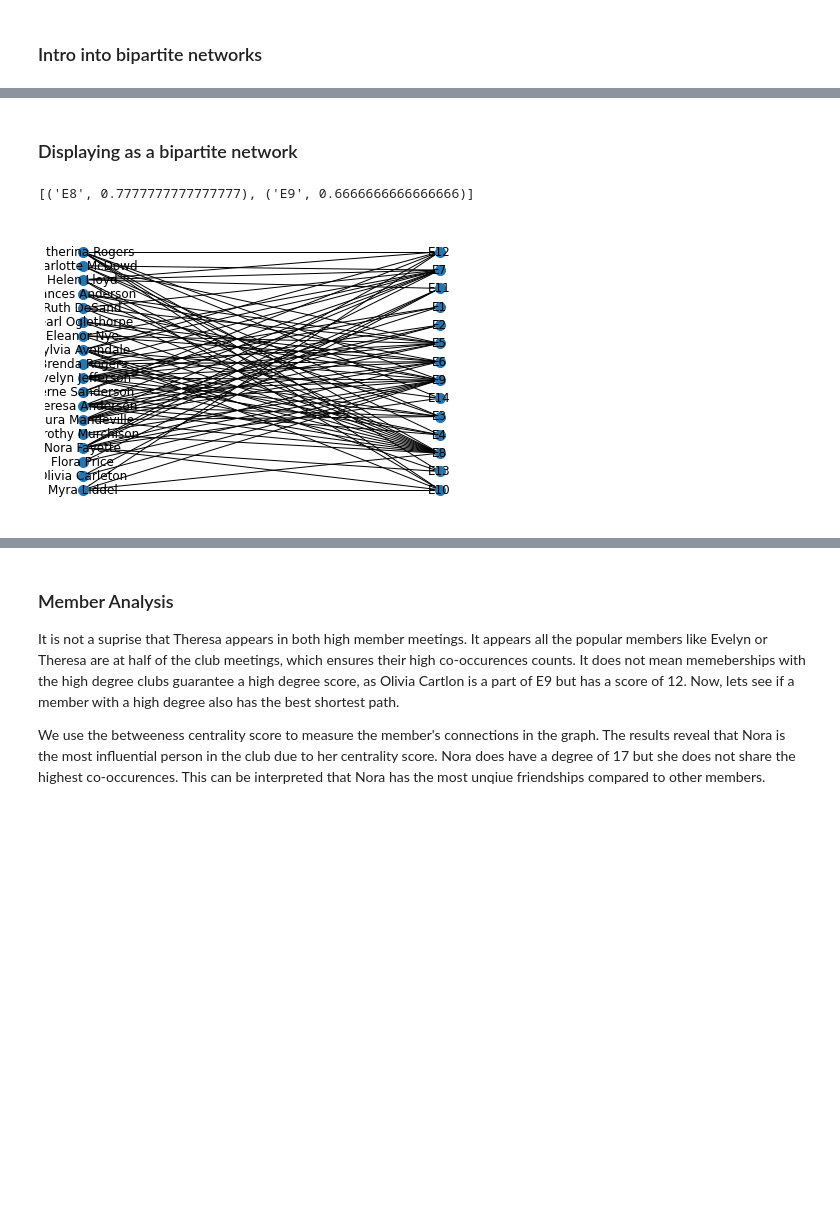
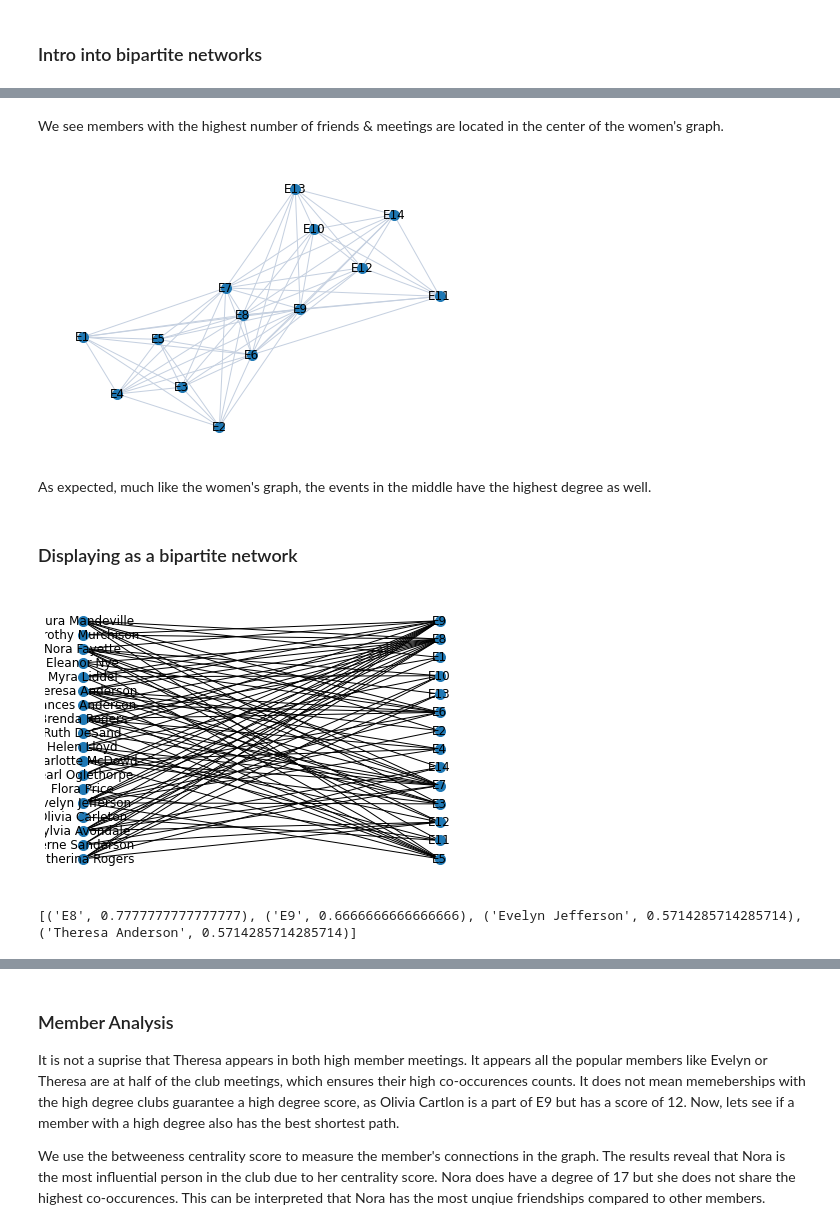
Before and after one commit to Vy4thewin/Data620_TeamVAC, a Jupyter notebook: Data620_W3_P2.ipynb, the cells around one changed output, grey strips where cells are left out. Drawn from its saved outputs; the diff is of its cells as text; code cells hidden in the pictures; blank space fills up the shorter version.

Commit message:
Added a couple of sections focusing on eigenvector centrality for members and events.

```diff
--- a/Data620_W3_P2.ipynb
+++ b/Data620_W3_P2.ipynb
@@ -61,13 +94,25 @@ Biadjacency matrix
+# %% [markdown]
+We see members with the highest number of friends & meetings are located in the center of the women's graph.
+# %%
+E = bipartite.weighted_projected_graph(G, clubs)
+pos = nx.spring_layout(E, seed=648)  # Seed layout for reproducible node positions
+nx.draw(E, with_labels=True,node_size=100, width=1, edge_color='#c5d0e0')
+plt.show()
+# %% [output]
+[figure, added]
+# %% [markdown]
+As expected, much like the women's graph, the events in the middle have the highest degree as well.
 # %% [markdown]
 ### Displaying as a bipartite network
 # %%
 # using the bipartite layout for clarity
 pos=nx.bipartite_layout(G,women)
 nx.draw(G, pos,with_labels=True,node_size=100)
-
-#Lets calculate the bipartite centrality of the clubs network!
-club_cent=sorted(nx.bipartite.degree_centrality(G,clubs).items() , key=lambda x: x[1], reverse=True)
-print(club_cent[0:2])
 # %% [output]
-[('E8', 0.7777777777777777), ('E9', 0.6666666666666666)]
-[figure, old version]
+[figure, new version]
+# %%
+#Lets calculate the bipartite centrality of the clubs network!
+club_cent=sorted(nx.bipartite.degree_centrality(G,clubs).items() , key=lambda x: x[1], reverse=True)
+print(club_cent[0:4])
+# %% [output]
+[('E8', 0.7777777777777777), ('E9', 0.6666666666666666), ('Evelyn Jefferson', 0.5714285714285714), ('Theresa Anderson', 0.5714285714285714)]
```
Also changed, not shown: parts of 12 cells of this notebook.
